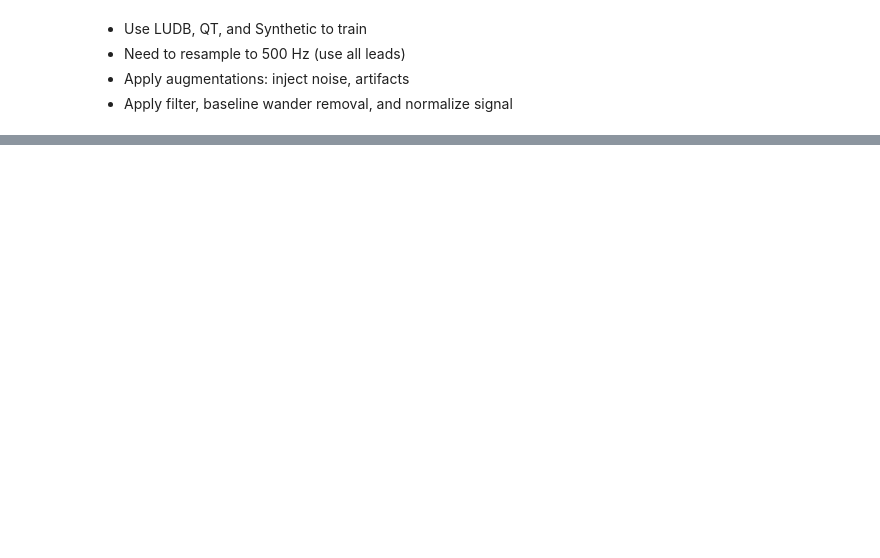
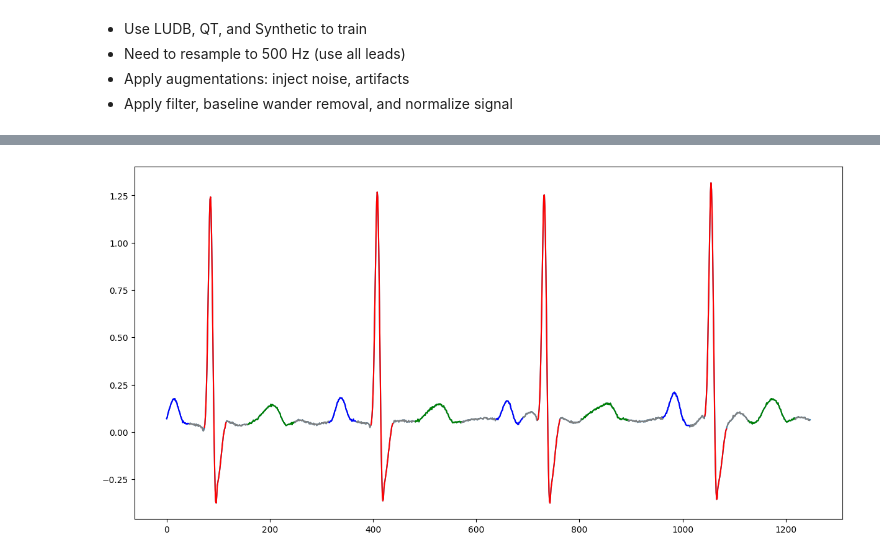
Before and after one commit to AmbiqAI/heartkit, a Jupyter notebook: notebooks/ecg-segmentation.ipynb, the cells around one changed output, grey strips where cells are left out. Drawn from its saved outputs; the diff is of its cells as text; code cells hidden in the pictures; blank space fills up the shorter version.

Commit message:
feat: Add all 4 tasks.

```diff
--- a/notebooks/ecg-segmentation.ipynb
+++ b/notebooks/ecg-segmentation.ipynb
@@ -43,5 +49,11 @@ ds = LudbDataset(
     task=HeartTask.segmentation,
     frame_size=frame_size
 )
+# %%
+ds2 = SyntheticDataset(
+    ds_path="../datasets",
+    task=HeartTask.segmentation,
+    frame_size=frame_size
+)
 # %%
 model = tf.keras.models.load_model("../results/segmentation/model.tf")
@@ -111,8 +91,0 @@ ax.plot(t3, d3, color='red')
-# %%
-y_pred = np.zeros_like(labels)
-for lead_idx in range(data.shape[1]):
-    for i in range(0, data.shape[0] - frame_keep + 1, frame_keep):
-        y = model.predict(data[i:i+frame_size, lead_idx].reshape((1, frame_size, 1)), verbose=0).squeeze()
-        y_pred[i:i+frame_keep, lead_idx] = y[:frame_keep].argmax(axis=1)
-    # END FOR
-# END FOR
@@ -156,0 +111,14 @@ Error:
+# %%
+%matplotlib inline
+import time
+from IPython import display
+fig, ax = plt.subplots(figsize=(12, 6), layout="constrained")
+for x, y in ds2.segmentation_generator(ds2.uniform_patient_generator([0, 1, 2, 3, 4], repeat=False), 5):
+    plot_segmentations(data=x.squeeze(), labels=None, preds=y.squeeze(), fig=fig, ax=ax)
+    display.clear_output(wait=True)
+    display.display(fig)
+    time.sleep(1.0)
+    ax.cla()
+plt.close(fig)
+# %% [output]
+[figure, added]
```
Also changed, not shown: parts of 17 cells of this notebook, 47 other files.
